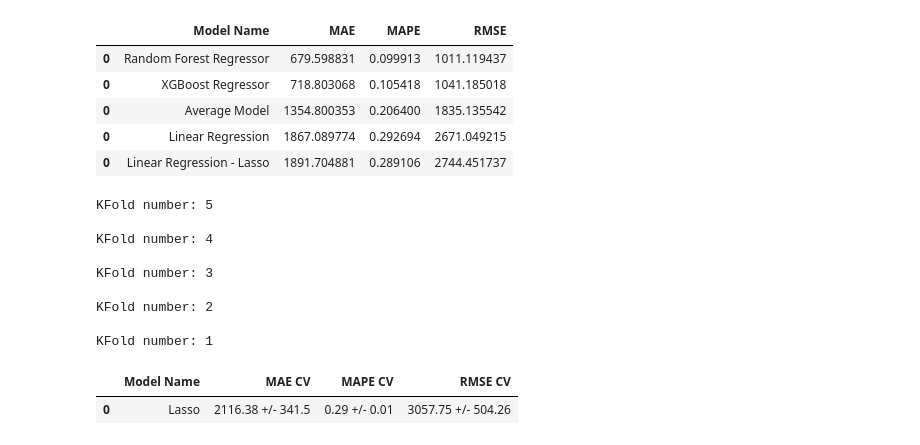
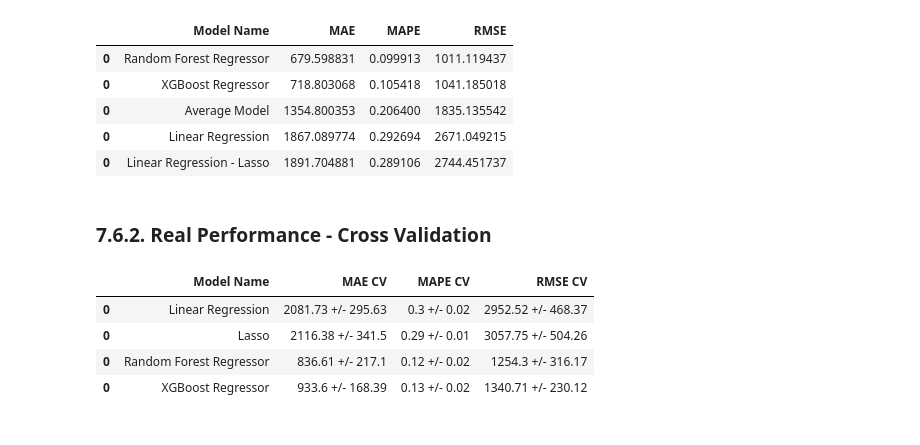
Before and after one commit to diegohbrs/DataScienceEmProducao, a Jupyter notebook: m07_v06_store_prediction.ipynb, the cells around one changed output. Cells and saved outputs as stored; diff of their text form; code cells hidden in the pictures.

Commit message:
End real performance comparison with cross validation

```diff
--- a/m07_v06_store_prediction.ipynb
+++ b/m07_v06_store_prediction.ipynb
@@ -1076,0 +1082,2 @@ lr_result
+# %%
+lr_result_cv = cross_validation(x_training, 5, 'Linear Regression', lr, verbose=False)
@@ -1091,0 +1106,2 @@ lrr_result
+# %%
+lrr_result_cv = cross_validation(x_training, 5, 'Lasso', lrr, verbose=False)
@@ -1106,0 +1130,2 @@ rf_result
+# %%
+rf_result_cv = cross_validation(x_training, 5, 'Random Forest Regressor', rf, verbose=True)
@@ -1132,0 +1175,2 @@ Parameters: { "ata", "colsample_bytee" } might not be used.
+# %%
+xgb_result_cv = cross_validation(x_training, 5, 'XGBoost Regressor', model_xgb, verbose=True)
@@ -1147,18 +1232,11 @@ x_training = X_train[ cols_selected_boruta_full]
-# %%
-model = Lasso(alpha=0.01)
-a = cross_validation(x_training, 5, 'Lasso', model, verbose=True)
-# %% [output]
-KFold number: 5
-
-KFold number: 4
-
-KFold number: 3
-
-KFold number: 2
-
-KFold number: 1
-# %%
-a
-# %% [output]
-|  | Model Name | MAE CV | MAPE CV | RMSE CV |
-| 0 | Lasso | 2116.38 +/- 341.5 | 0.29 +/- 0.01 | 3057.75 +/- 504.26 |
+# %% [markdown]
+### 7.6.2. Real Performance - Cross Validation
+# %%
+modelling_result_cv = pd.concat([lr_result_cv, lrr_result_cv, rf_result_cv, xgb_result_cv])
+modelling_result_cv
+# %% [output]
+|  | Model Name | MAE CV | MAPE CV | RMSE CV |
+| 0 | Linear Regression | 2081.73 +/- 295.63 | 0.3 +/- 0.02 | 2952.52 +/- 468.37 |
+| 0 | Lasso | 2116.38 +/- 341.5 | 0.29 +/- 0.01 | 3057.75 +/- 504.26 |
+| 0 | Random Forest Regressor | 836.61 +/- 217.1 | 0.12 +/- 0.02 | 1254.3 +/- 316.17 |
+| 0 | XGBoost Regressor | 933.6 +/- 168.39 | 0.13 +/- 0.02 | 1340.71 +/- 230.12 |
```
Also changed, not shown: parts of 17 cells of this notebook.
